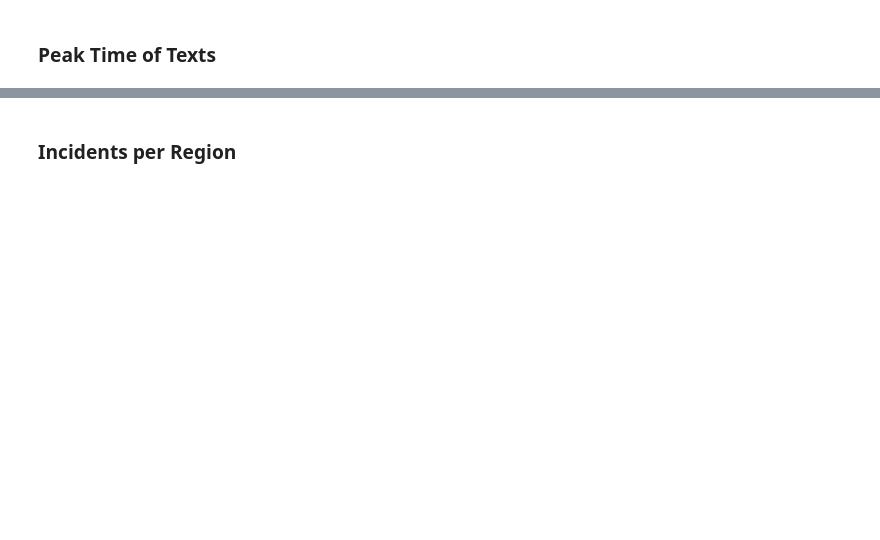
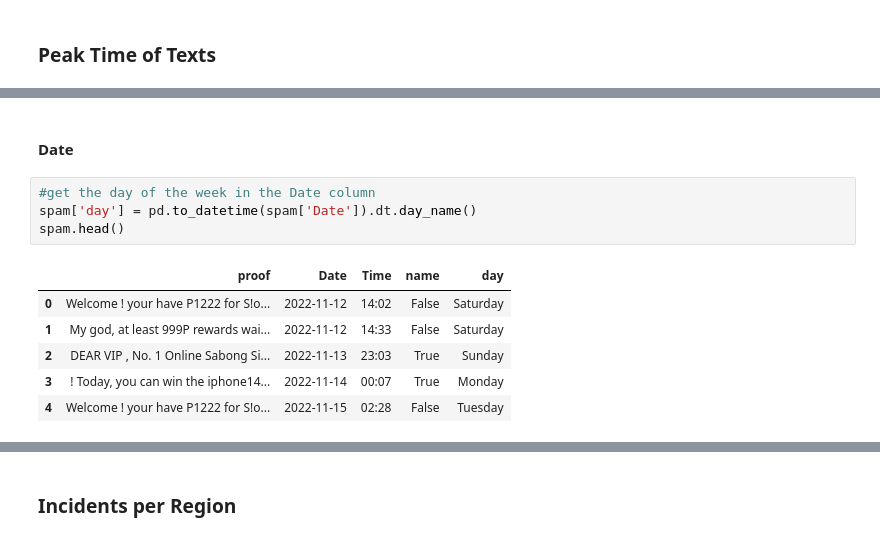
Before and after one commit to AGR-Yes/ScamMessagesPhilippines, a Jupyter notebook: Phase_3.ipynb, the cells around one changed output, grey strips where cells are left out. Cells and saved outputs as stored; diff of their text form; blank space fills up the shorter version.

```diff
--- a/Phase_3.ipynb
+++ b/Phase_3.ipynb
@@ -262,0 +304,13 @@ fig.show()
+# %% [markdown]
+#### **Date**
+# %%
+#get the day of the week in the Date column
+spam['day'] = pd.to_datetime(spam['Date']).dt.day_name()
+spam.head()
+# %% [output]
+|  | proof | Date | Time | name | day |
+| 0 | Welcome ! your have P1222 for S!o... | 2022-11-12 | 14:02 | False | Saturday |
+| 1 | My god, at least 999P rewards wai... | 2022-11-12 | 14:33 | False | Saturday |
+| 2 | DEAR VIP , No. 1 Online Sabong Si... | 2022-11-13 | 23:03 | True | Sunday |
+| 3 | ! Today, you can win the iphone14... | 2022-11-14 | 00:07 | True | Monday |
+| 4 | Welcome ! your have P1222 for S!o... | 2022-11-15 | 02:28 | False | Tuesday |
```
Also changed, not shown: parts of 19 cells of this notebook, 2 other files.
